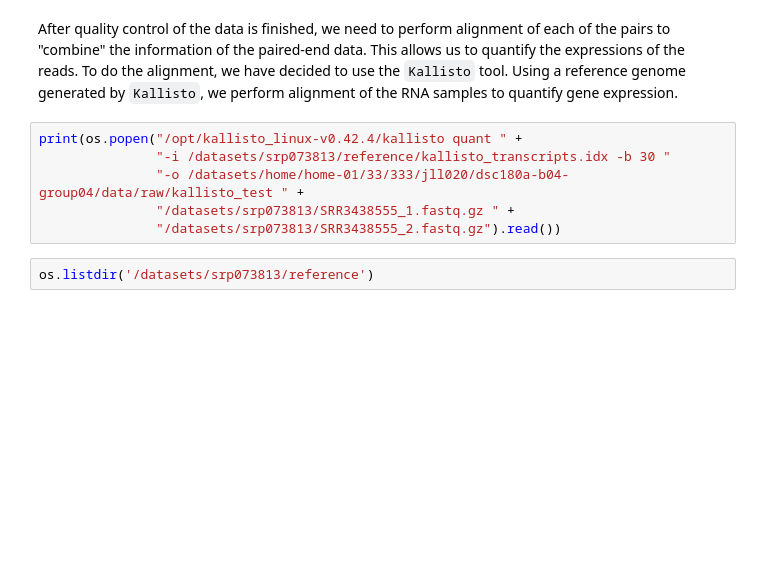
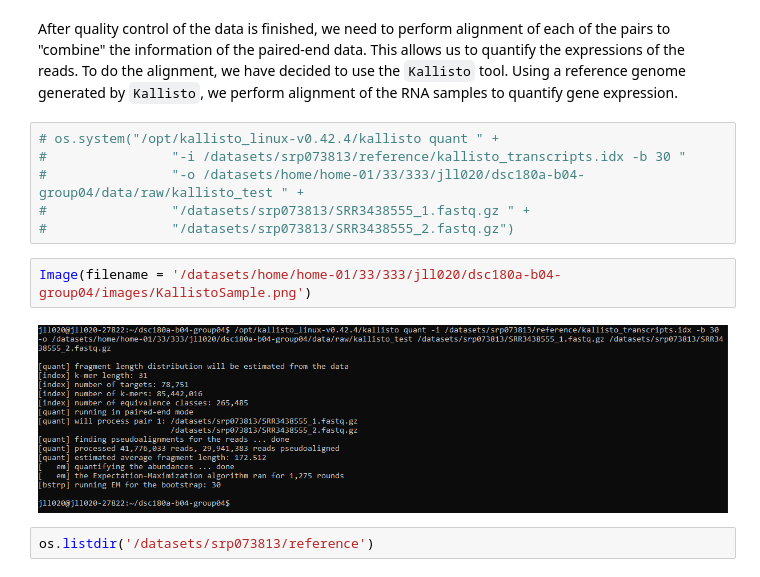
Before and after one commit to justinlu09/DSC180A-Genetics-Project, a Jupyter notebook: notebooks/report.ipynb, the cells around one changed output. Saved outputs shown, nothing was run; the diff lists cells and outputs as text; blank space fills up the shorter version.

```diff
--- a/report.ipynb
+++ b/notebooks/report.ipynb
@@ -162,11 +162,15 @@ os.listdir('/datasets/home/home-01/33/333/jll020/dsc180a-b04-group04/data/raw/cu
 # %% [markdown]
 After quality control of the data is finished, we need to perform alignment of each of the pairs to "combine" the information of the paired-end data. This allows us to quantify the expressions of the reads. To do the alignment, we have decided to use the `Kallisto` tool. Using a reference genome generated by `Kallisto`, we perform alignment of the RNA samples to quantify gene expression.
 # %%
-print(os.popen("/opt/kallisto_linux-v0.42.4/kallisto quant " +
-               "-i /datasets/srp073813/reference/kallisto_transcripts.idx -b 30 "
-               "-o /datasets/home/home-01/33/333/jll020/dsc180a-b04-group04/data/raw/kallisto_test " +
-               "/datasets/srp073813/SRR3438555_1.fastq.gz " +
-               "/datasets/srp073813/SRR3438555_2.fastq.gz").read())
+# os.system("/opt/kallisto_linux-v0.42.4/kallisto quant " +
+#                "-i /datasets/srp073813/reference/kallisto_transcripts.idx -b 30 "
+#                "-o /datasets/home/home-01/33/333/jll020/dsc180a-b04-group04/data/raw/kallisto_test " +
+#                "/datasets/srp073813/SRR3438555_1.fastq.gz " +
+#                "/datasets/srp073813/SRR3438555_2.fastq.gz")
+# %%
+Image(filename = '/datasets/home/home-01/33/333/jll020/dsc180a-b04-group04/images/KallistoSample.png')
+# %% [output]
+[figure, added]
 # %%
 os.listdir('/datasets/srp073813/reference')
 # %% [output]
```
Also changed, not shown: parts of 4 cells of this notebook, 1 other file.
